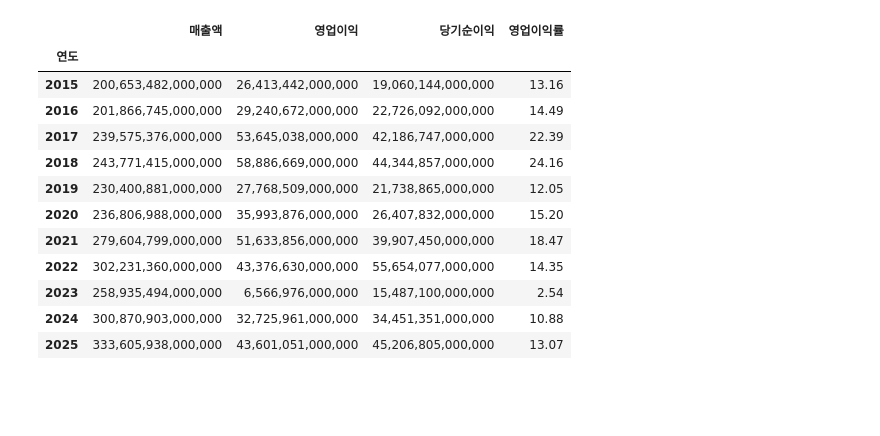
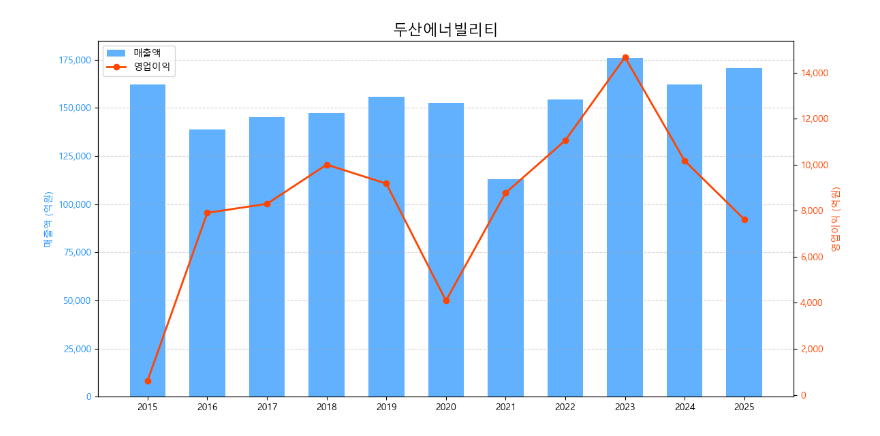
Before and after one commit to dlwlsdud777-dot/python_project, a Jupyter notebook: get_earnings.ipynb, the cells around one changed output. Saved outputs shown, nothing was run; the diff lists cells and outputs as text; code cells hidden in the pictures; blank space fills up the shorter version.

```diff
--- a/get_earnings.ipynb
+++ b/get_earnings.ipynb
@@ -183,19 +182,7 @@ def get_earnings_graph(corp_name):
 # stock_code = get_codes('삼성전자')
 
 # print(stock_code)
-# %%
-get_earnings_p('삼성전자')
-# %% [output]
-|  | 매출액 | 영업이익 | 당기순이익 | 영업이익률 |
-| 연도 |  |  |  |  |
-| 2015 | 200,653,482,000,000 | 26,413,442,000,000 | 19,060,144,000,000 | 13.16 |
-| 2016 | 201,866,745,000,000 | 29,240,672,000,000 | 22,726,092,000,000 | 14.49 |
-| 2017 | 239,575,376,000,000 | 53,645,038,000,000 | 42,186,747,000,000 | 22.39 |
-| 2018 | 243,771,415,000,000 | 58,886,669,000,000 | 44,344,857,000,000 | 24.16 |
-| 2019 | 230,400,881,000,000 | 27,768,509,000,000 | 21,738,865,000,000 | 12.05 |
-| 2020 | 236,806,988,000,000 | 35,993,876,000,000 | 26,407,832,000,000 | 15.20 |
-| 2021 | 279,604,799,000,000 | 51,633,856,000,000 | 39,907,450,000,000 | 18.47 |
-| 2022 | 302,231,360,000,000 | 43,376,630,000,000 | 55,654,077,000,000 | 14.35 |
-| 2023 | 258,935,494,000,000 | 6,566,976,000,000 | 15,487,100,000,000 | 2.54 |
-| 2024 | 300,870,903,000,000 | 32,725,961,000,000 | 34,451,351,000,000 | 10.88 |
-| 2025 | 333,605,938,000,000 | 43,601,051,000,000 | 45,206,805,000,000 | 13.07 |
+# %%
+get_earnings_graph("두산에너빌리티")
+# %% [output]
+[figure, added]
```
Also changed, not shown: parts of 1 cell of this notebook, 4 other files.
